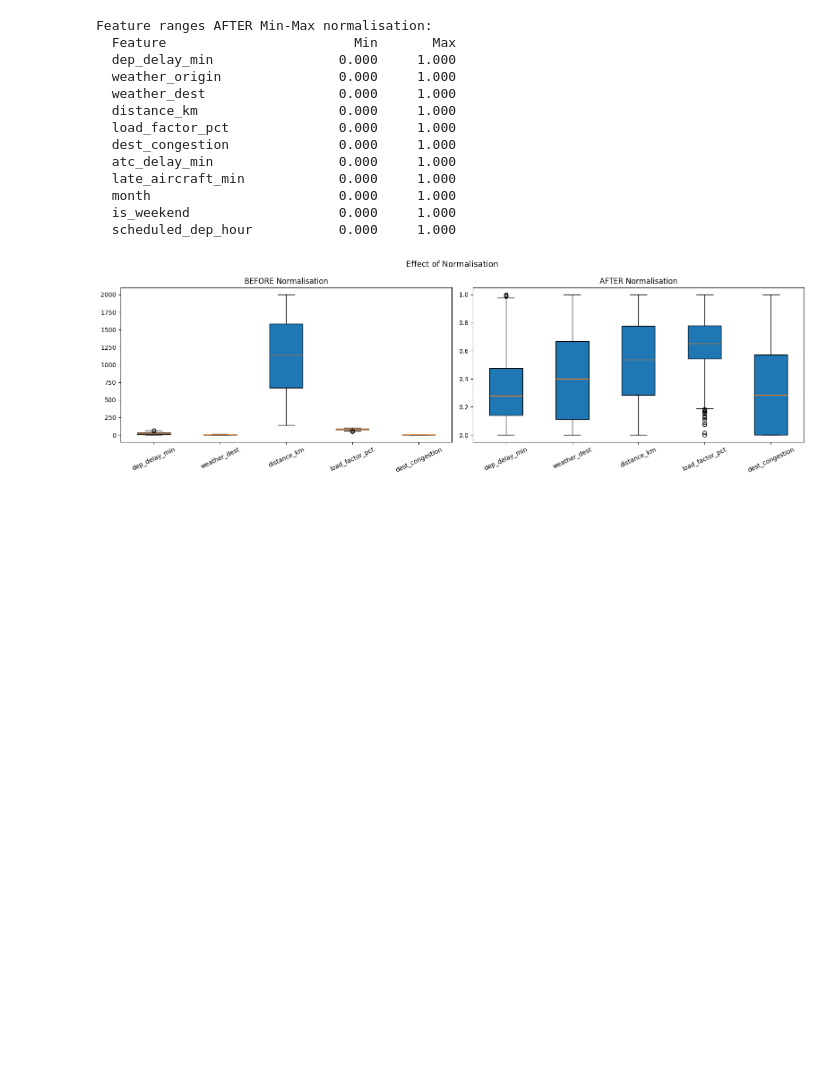
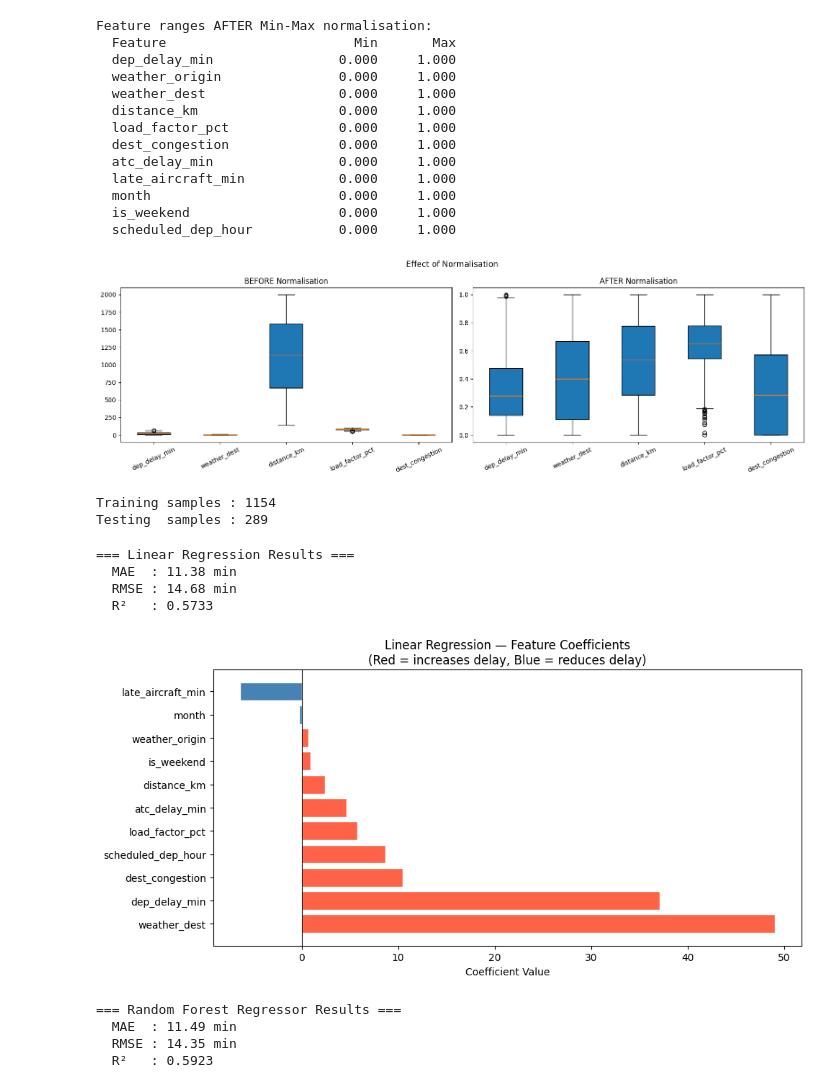
Before and after one commit to mokshaggarwal12/airline-delay-prediction, a Jupyter notebook: airline_delay_regression.ipynb, the cells around one changed output. Saved outputs shown, nothing was run; the diff lists cells and outputs as text; code cells hidden in the pictures; blank space fills up the shorter version.

```diff
--- a/airline_delay_regression.ipynb
+++ b/airline_delay_regression.ipynb
@@ -386,3 +386,79 @@ plt.tight_layout()
 plt.show()
 # %% [output]
 [figure]
+# %%
+from sklearn.model_selection import train_test_split
+
+X_train, X_test, y_train, y_test = train_test_split(
+    X_scaled, y, test_size=0.2, random_state=42
+)
+
+print(f"Training samples : {len(X_train)}")
+print(f"Testing  samples : {len(X_test)}")
+# %% [output]
+Training samples : 1154
+Testing  samples : 289
+# %%
+from sklearn.linear_model import LinearRegression
+from sklearn.metrics import mean_absolute_error, mean_squared_error, r2_score
+
+# Train
+lr_model = LinearRegression()
+lr_model.fit(X_train, y_train)
+
+# Predict
+lr_pred = lr_model.predict(X_test)
+
+# Evaluate
+lr_mae  = mean_absolute_error(y_test, lr_pred)
+lr_rmse = mean_squared_error(y_test, lr_pred) ** 0.5
+lr_r2   = r2_score(y_test, lr_pred)
+
+print("=== Linear Regression Results ===")
+print(f"  MAE  : {lr_mae:.2f} min")
+print(f"  RMSE : {lr_rmse:.2f} min")
+print(f"  R²   : {lr_r2:.4f}")
+# %% [output]
+=== Linear Regression Results ===
+  MAE  : 11.38 min
+  RMSE : 14.68 min
+  R²   : 0.5733
+# %%
+coef_df = pd.DataFrame({
+    'Feature'    : features,
+    'Coefficient': lr_model.coef_
+}).sort_values('Coefficient', ascending=False)
+
+plt.figure(figsize=(10, 5))
+colors = ['tomato' if c > 0 else 'steelblue' for c in coef_df['Coefficient']]
+plt.barh(coef_df['Feature'], coef_df['Coefficient'], color=colors, edgecolor='white')
+plt.axvline(0, color='black', linewidth=0.8)
+plt.title('Linear Regression — Feature Coefficients\n(Red = increases delay, Blue = reduces delay)')
+plt.xlabel('Coefficient Value')
+plt.tight_layout(); plt.show()
+# %% [output]
+[figure, added]
+# %%
+from sklearn.ensemble import RandomForestRegressor
+
+# Train
+rf_model = RandomForestRegressor(n_estimators=100, random_state=42, n_jobs=-1)
+rf_model.fit(X_train, y_train)
+
+# Predict
+rf_pred = rf_model.predict(X_test)
+
+# Evaluate
+rf_mae  = mean_absolute_error(y_test, rf_pred)
+rf_rmse = mean_squared_error(y_test, rf_pred) ** 0.5
+rf_r2   = r2_score(y_test, rf_pred)
+
+print("=== Random Forest Regressor Results ===")
+print(f"  MAE  : {rf_mae:.2f} min")
+print(f"  RMSE : {rf_rmse:.2f} min")
+print(f"  R\u00b2   : {rf_r2:.4f}")
+# %% [output]
+=== Random Forest Regressor Results ===
+  MAE  : 11.49 min
+  RMSE : 14.35 min
+  R²   : 0.5923
```
Also changed, not shown: parts of 16 cells of this notebook.
